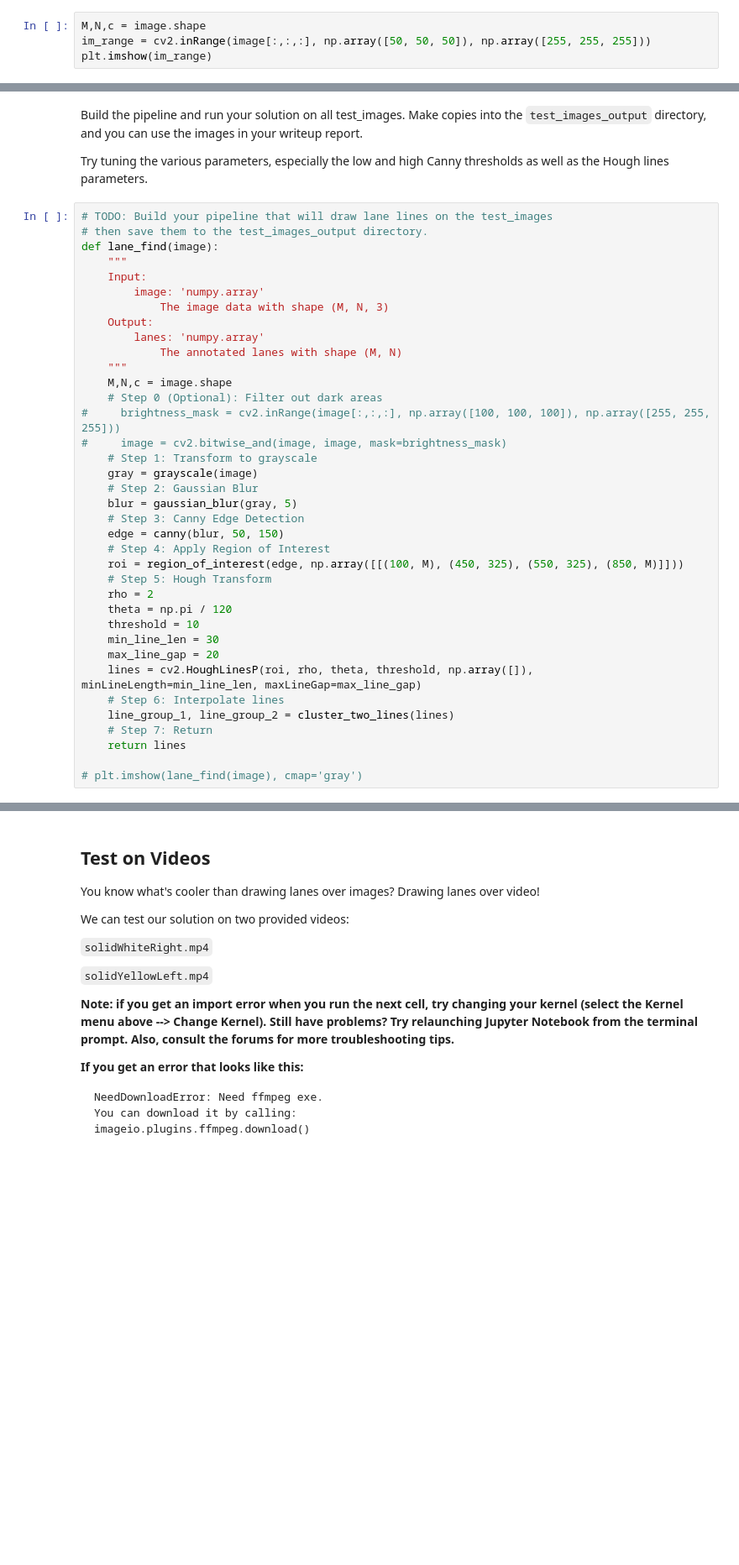
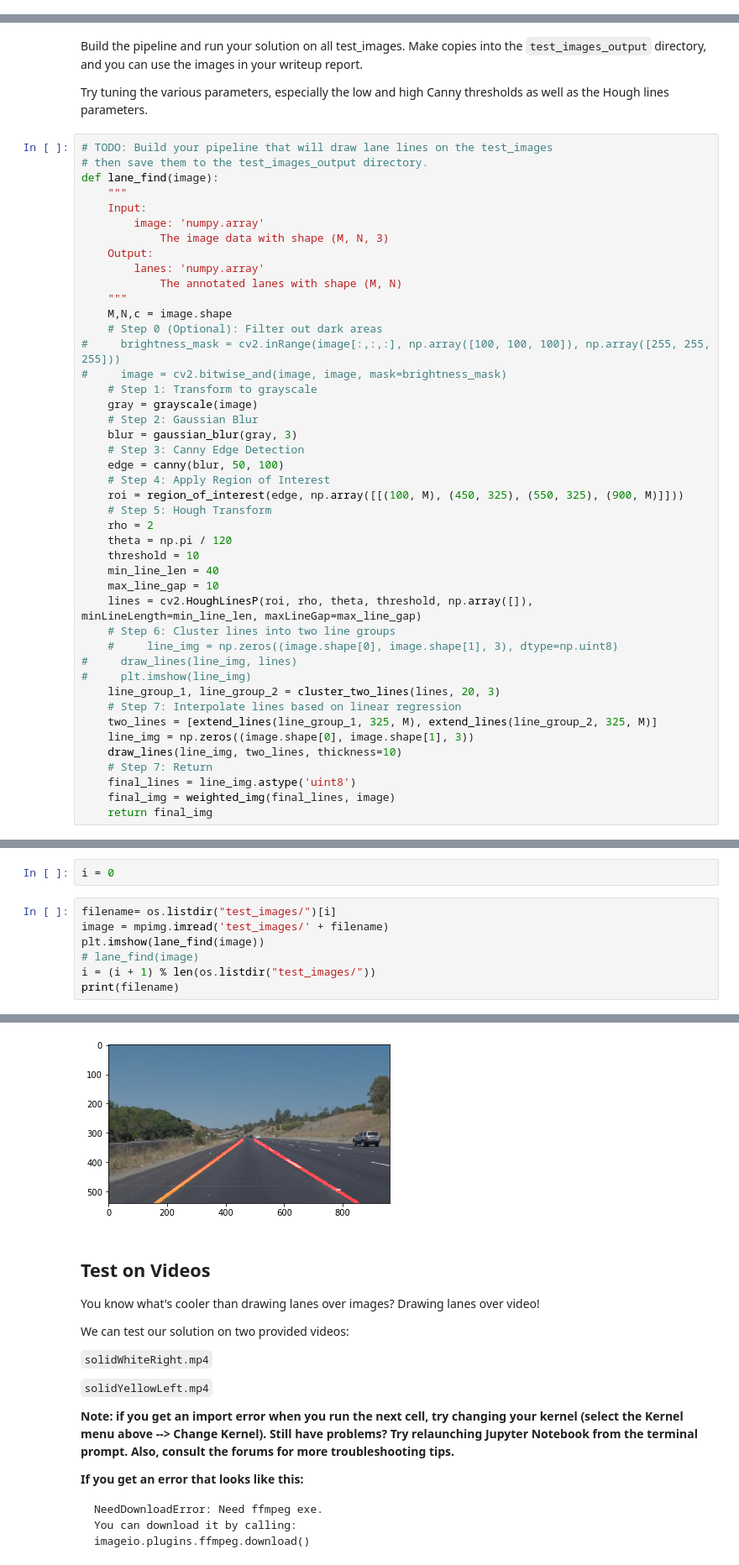
Before and after one commit to iamkakadong/Udacity-SDCND-LaneLines, a Jupyter notebook: P1.ipynb, the cells around one changed output, grey strips where cells are left out. Shown: that part at 84% size. Cells and saved outputs as stored; diff of their text form; blank space fills up the shorter version.

```diff
--- a/P1.ipynb
+++ b/P1.ipynb
@@ -60,7 +60,3 @@ plt.imshow(image)  # if you wanted to show a single color channel image called '
 This image is: <class 'numpy.ndarray'> with dimensions: (540, 960, 3)
 <matplotlib.image.AxesImage at 0x...>
 [figure]
-# %%
-M,N,c = image.shape
-im_range = cv2.inRange(image[:,:,:], np.array([50, 50, 50]), np.array([255, 255, 255]))
-plt.imshow(im_range)
@@ -255,21 +277,28 @@ def lane_find(image):
     # Step 1: Transform to grayscale
     gray = grayscale(image)
     # Step 2: Gaussian Blur
-    blur = gaussian_blur(gray, 5)
+    blur = gaussian_blur(gray, 3)
     # Step 3: Canny Edge Detection
-    edge = canny(blur, 50, 150)
+    edge = canny(blur, 50, 100)
     # Step 4: Apply Region of Interest
-    roi = region_of_interest(edge, np.array([[(100, M), (450, 325), (550, 325), (850, M)]]))
+    roi = region_of_interest(edge, np.array([[(100, M), (450, 325), (550, 325), (900, M)]]))
     # Step 5: Hough Transform
     rho = 2
     theta = np.pi / 120
     threshold = 10
-    min_line_len = 30
-    max_line_gap = 20
+    min_line_len = 40
+    max_line_gap = 10
     lines = cv2.HoughLinesP(roi, rho, theta, threshold, np.array([]), minLineLength=min_line_len, maxLineGap=max_line_gap)
-    # Step 6: Interpolate lines
-    line_group_1, line_group_2 = cluster_two_lines(lines)
+    # Step 6: Cluster lines into two line groups
+    #     line_img = np.zeros((image.shape[0], image.shape[1], 3), dtype=np.uint8)
+#     draw_lines(line_img, lines)
+#     plt.imshow(line_img)
+    line_group_1, line_group_2 = cluster_two_lines(lines, 20, 3)
+    # Step 7: Interpolate lines based on linear regression
+    two_lines = [extend_lines(line_group_1, 325, M), extend_lines(line_group_2, 325, M)]
+    line_img = np.zeros((image.shape[0], image.shape[1], 3))
+    draw_lines(line_img, two_lines, thickness=10)
     # Step 7: Return
-    return lines
-
-# plt.imshow(lane_find(image), cmap='gray')
+    final_lines = line_img.astype('uint8')
+    final_img = weighted_img(final_lines, image)
+    return final_img
@@ -278,0 +305,10 @@ c1, c2 = cluster_two_lines(lines)
+# %%
+i = 0
+# %%
+filename= os.listdir("test_images/")[i]
+image = mpimg.imread('test_images/' + filename)
+plt.imshow(lane_find(image))
+# lane_find(image)
+i = (i + 1) % len(os.listdir("test_images/"))
+print(filename)
+# %% [output]
@@ -279,3 +316,4 @@ c1, c2 = cluster_two_lines(lines)
+[figure, added]
 # %% [markdown]
 ## Test on Videos
 
```
Also changed, not shown: parts of 12 cells of this notebook, 4 other files.
